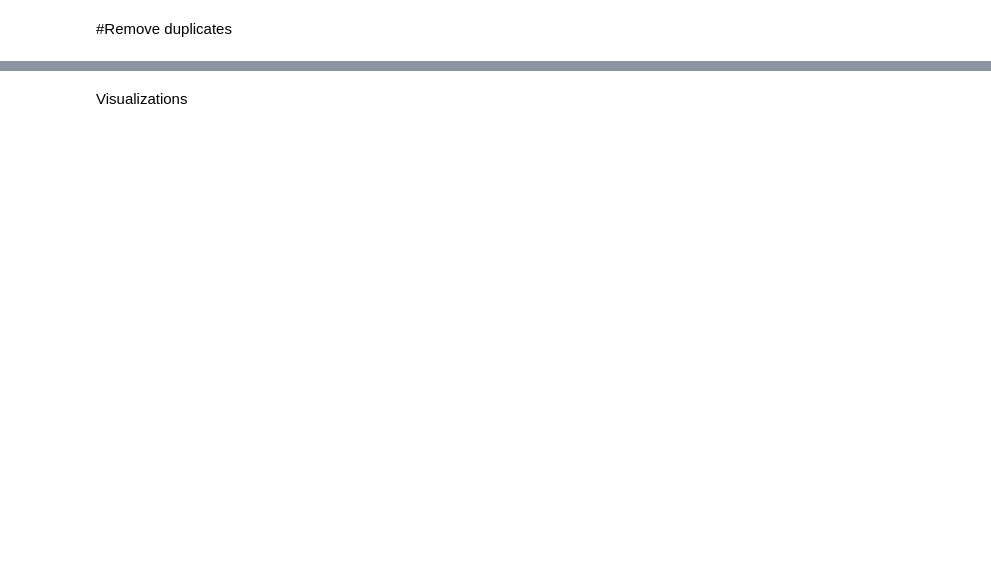
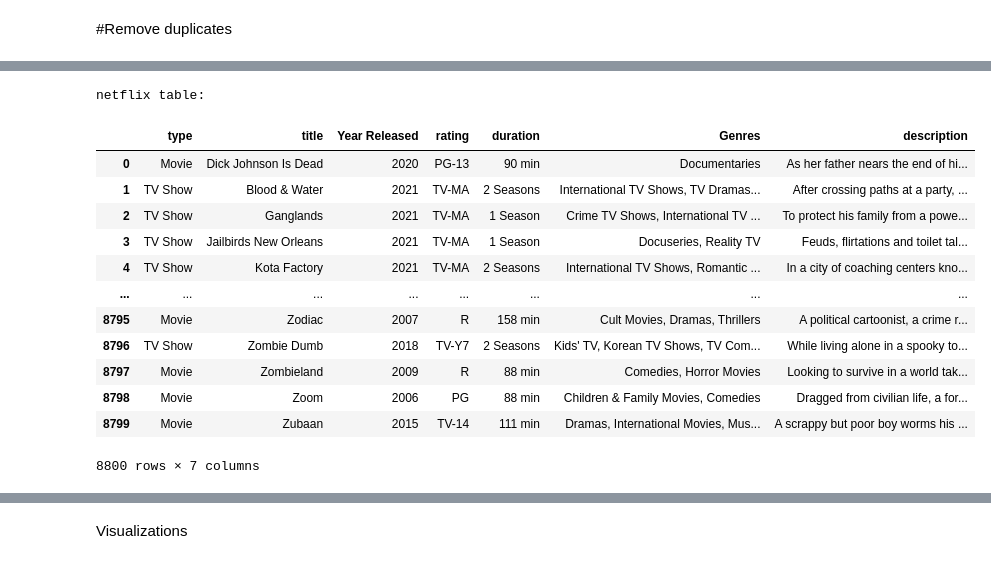
Before and after one commit to CindyWedd/DA1-Capstone, a Jupyter notebook: Netflix_capstone.ipynb.ipynb, the cells around one changed output, grey strips where cells are left out. Saved outputs shown, nothing was run; the diff lists cells and outputs as text; code cells hidden in the pictures; blank space fills up the shorter version.

```diff
--- a/Netflix_capstone.ipynb.ipynb
+++ b/Netflix_capstone.ipynb.ipynb
@@ -319,3 +468,3 @@ import sqlite3
 # %%
-conn = sqlite3.connect('merged_data.csv')
+conn = sqlite3.connect('merged_data.db')
 cursor = conn.cursor()
@@ -327,15 +470,0 @@ df = pd.read_csv
-# %%
-import sqlite3
-
-# Connect to database
-conn = sqlite3.connect("my_database.db")
-cursor = conn.cursor()
-
-# Select only rows where Type is 'Movie'
-cursor.execute("""
-SELECT Type = 'Movie'
-FROM merged_data
-WHERE type = 'Movie';
-""")
-
-movies_only = cursor.fetchall()
@@ -396,5 +470,0 @@ conn.commit()
-# %%
-#Create SQLITE database and tables
-
-conn = sqlite3.connect("merged_data.db")
-cursor = conn.cursor()
@@ -423,0 +471,4 @@ movie Data Table:
+# %%
+df = pd.read_csv('ratings.csv')
+df2 = pd.read_csv('netflix.csv')
+#DO NOT TOUCH
@@ -423,0 +506,34 @@ movie Data Table:
+# %%
+#Creating table called 'netflix'
+cursor.execute("""
+CREATE TABLE IF NOT EXISTS netflix (
+    type TEXT NOT NULL,
+    title TEXT PRIMARY KEY,
+    Year Released INTEGER NOT NULL,
+    rating TEXT NOT Null,
+    duration TEXT NOT NULL,
+    Genre TEXT NOT NULL,
+    description TEXT NOT NULL)
+   ;""")
+
+
+df2.to_sql("netflix", conn, if_exists="replace", index=False)
+
+
+print("netflix table:\n")
+pd.read_sql_query("SELECT * FROM netflix", conn)
+# %% [output]
+netflix table:
+|  | type | title | Year Released | rating | duration | Genres | description |
+| 0 | Movie | Dick Johnson Is Dead | 2020 | PG-13 | 90 min | Documentaries | As her father nears the end of hi... |
+| 1 | TV Show | Blood & Water | 2021 | TV-MA | 2 Seasons | International TV Shows, TV Dramas... | After crossing paths at a party, ... |
+| 2 | TV Show | Ganglands | 2021 | TV-MA | 1 Season | Crime TV Shows, International TV ... | To protect his family from a powe... |
+| 3 | TV Show | Jailbirds New Orleans | 2021 | TV-MA | 1 Season | Docuseries, Reality TV | Feuds, flirtations and toilet tal... |
+| 4 | TV Show | Kota Factory | 2021 | TV-MA | 2 Seasons | International TV Shows, Romantic ... | In a city of coaching centers kno... |
+| ... | ... | ... | ... | ... | ... | ... | ... |
+| 8795 | Movie | Zodiac | 2007 | R | 158 min | Cult Movies, Dramas, Thrillers | A political cartoonist, a crime r... |
+| 8796 | TV Show | Zombie Dumb | 2018 | TV-Y7 | 2 Seasons | Kids' TV, Korean TV Shows, TV Com... | While living alone in a spooky to... |
+| 8797 | Movie | Zombieland | 2009 | R | 88 min | Comedies, Horror Movies | Looking to survive in a world tak... |
+| 8798 | Movie | Zoom | 2006 | PG | 88 min | Children & Family Movies, Comedies | Dragged from civilian life, a for... |
+| 8799 | Movie | Zubaan | 2015 | TV-14 | 111 min | Dramas, International Movies, Mus... | A scrappy but poor boy worms his ... |
+8800 rows × 7 columns
```
Also changed, not shown: parts of 92 cells of this notebook, 9 other files.
